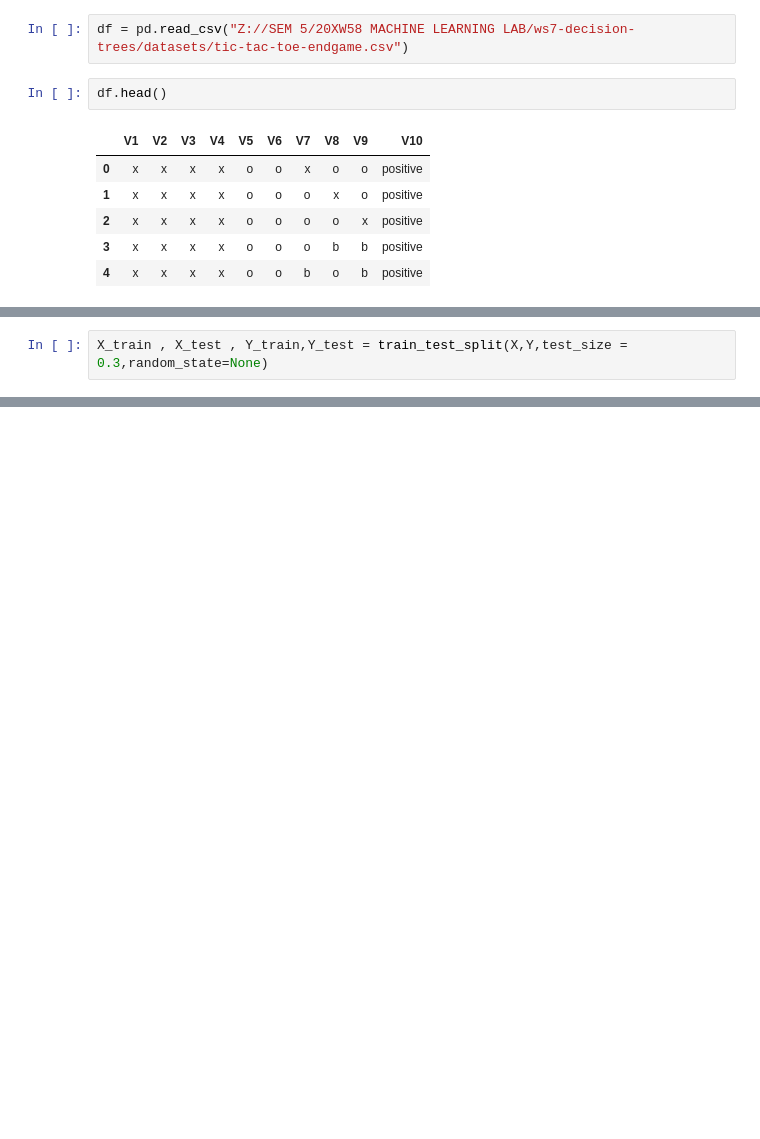
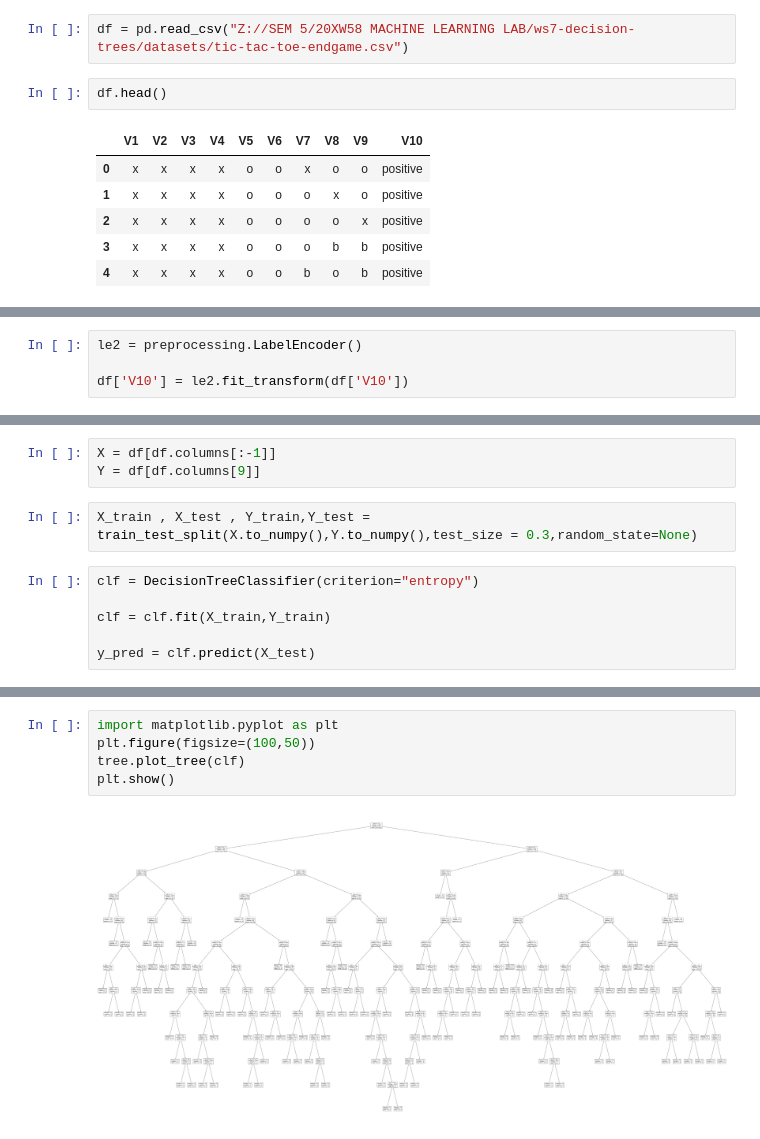
Before and after one commit to karthiksmanian/sem5, a Jupyter notebook: 20XW58 MACHINE LEARNING LAB/ws7-decision-trees/Descision Trees.ipynb, the cells around one changed output, grey strips where cells are left out. Saved outputs shown, nothing was run; the diff lists cells and outputs as text; blank space fills up the shorter version.

Commit message:
Decision Tree complete

```diff
--- a/20XW58 MACHINE LEARNING LAB/ws7-decision-trees/Descision Trees.ipynb
+++ b/20XW58 MACHINE LEARNING LAB/ws7-decision-trees/Descision Trees.ipynb
@@ -18 +33,5 @@ df.head()
+# %%
+le2 = preprocessing.LabelEncoder()
+
+df['V10'] = le2.fit_transform(df['V10'])
 # %%
@@ -21,2 +46,11 @@ Y = df.values[:,9]
+# %%
+X = df[df.columns[:-1]]
+Y = df[df.columns[9]]
 # %%
-X_train , X_test , Y_train,Y_test = train_test_split(X,Y,test_size = 0.3,random_state=None)
+X_train , X_test , Y_train,Y_test = train_test_split(X.to_numpy(),Y.to_numpy(),test_size = 0.3,random_state=None)
+# %%
+clf = DecisionTreeClassifier(criterion="entropy")
+
+clf = clf.fit(X_train,Y_train)
+
+y_pred = clf.predict(X_test)
@@ -22,0 +66,7 @@ X_train , X_test , Y_train,Y_test = train_test_split(X,Y,test_size = 0.3,random_
+# %%
+import matplotlib.pyplot as plt
+plt.figure(figsize=(100,50))
+tree.plot_tree(clf)
+plt.show()
+# %% [output]
+[figure, added]
```
Also changed, not shown: parts of 5 cells of this notebook, 1 other file.
